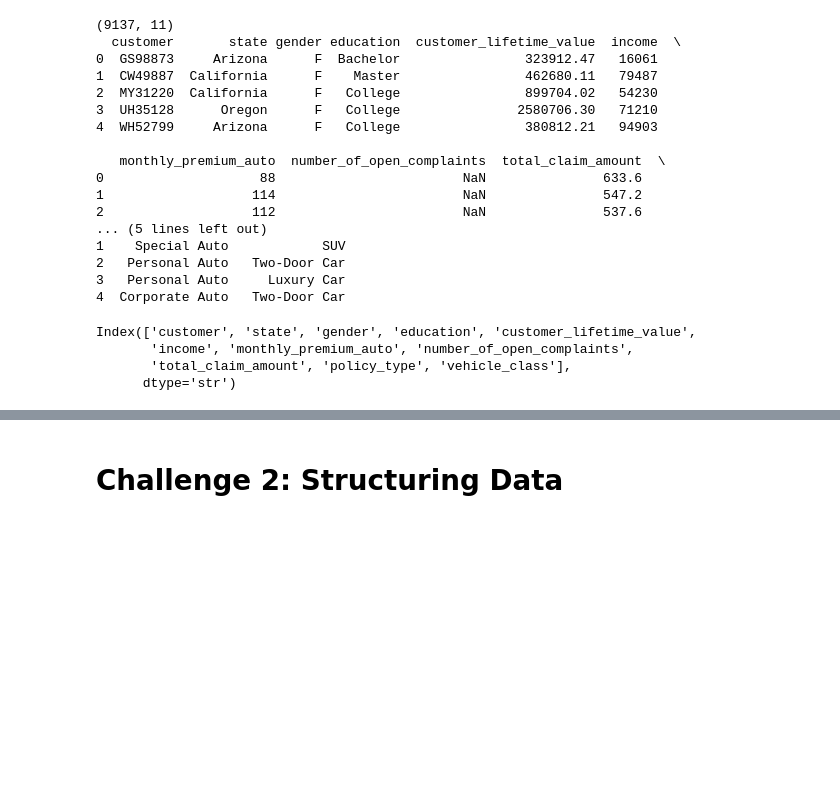
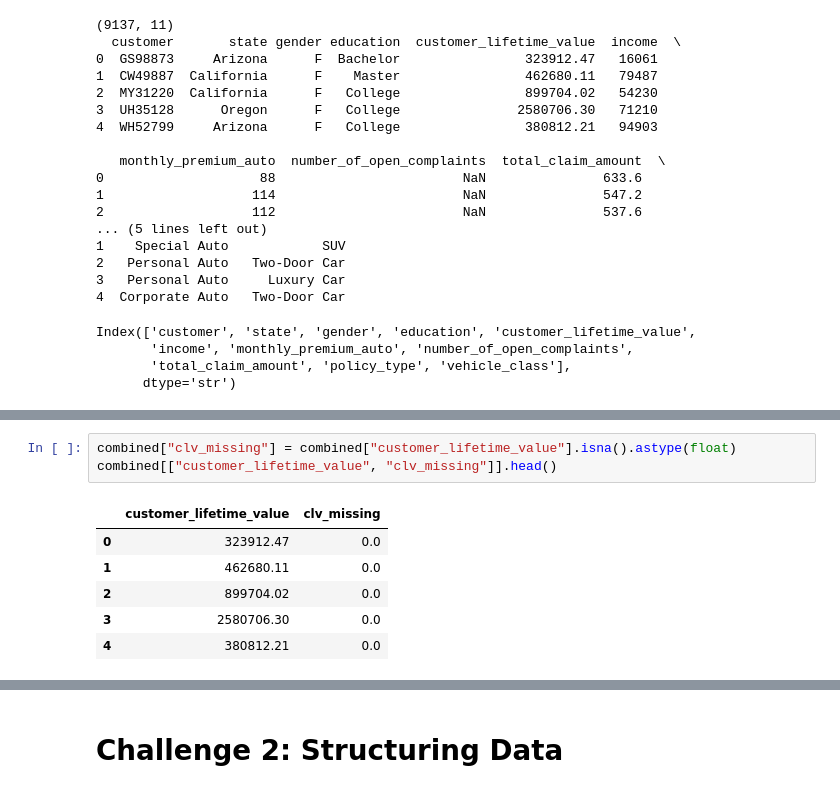
Before and after one commit to data-bootcamp-v4/lab-dw-data-structuring-and-combining, a Jupyter notebook: lab-dw-data-structuring-and-combining.ipynb, the cells around one changed output, grey strips where cells are left out. Saved outputs shown, nothing was run; the diff lists cells and outputs as text; blank space fills up the shorter version.

```diff
--- a/lab-dw-data-structuring-and-combining.ipynb
+++ b/lab-dw-data-structuring-and-combining.ipynb
@@ -423,0 +517,10 @@ Index(['customer', 'state', 'gender', 'education', 'customer_lifetime_value',
+# %%
+combined["clv_missing"] = combined["customer_lifetime_value"].isna().astype(float)
+combined[["customer_lifetime_value", "clv_missing"]].head()
+# %% [output]
+|  | customer_lifetime_value | clv_missing |
+| 0 | 323912.47 | 0.0 |
+| 1 | 462680.11 | 0.0 |
+| 2 | 899704.02 | 0.0 |
+| 3 | 2580706.30 | 0.0 |
+| 4 | 380812.21 | 0.0 |
```
Also changed, not shown: parts of 18 cells of this notebook.
